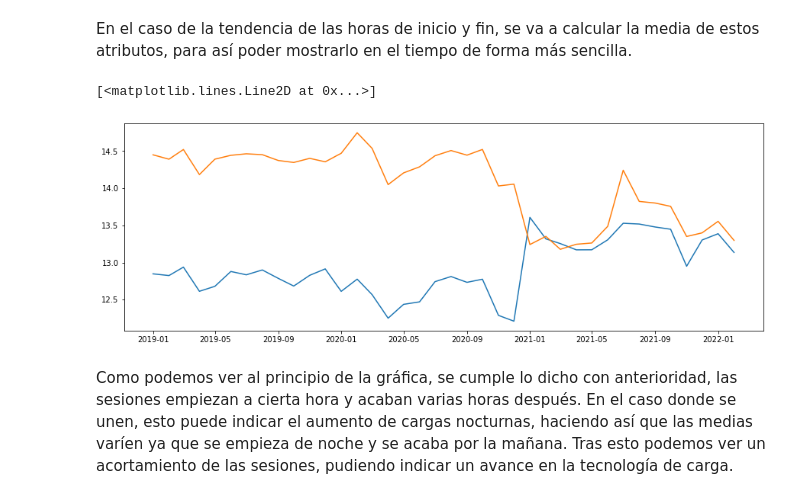
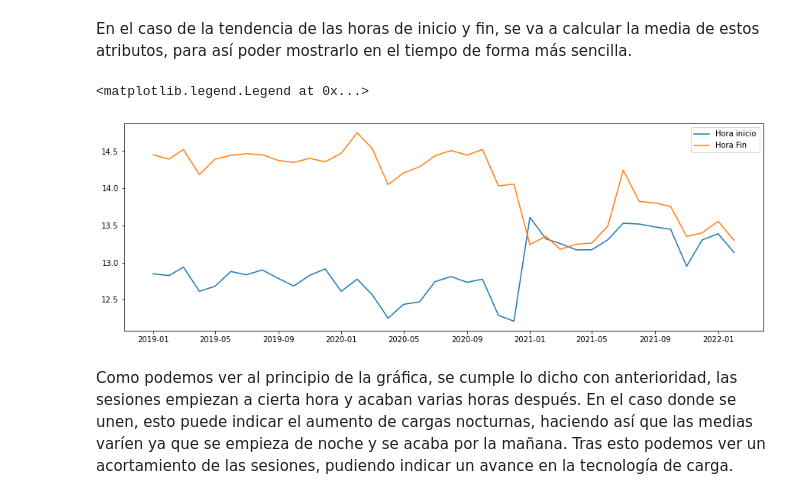
Before and after one commit to jesuscumpli/CienciaDeDatos_ChargingStations, a Jupyter notebook: Memoria_Notebook.ipynb, the cells around one changed output. Saved outputs shown, nothing was run; the diff lists cells and outputs as text; code cells hidden in the pictures.

```diff
--- a/Memoria_Notebook.ipynb
+++ b/Memoria_Notebook.ipynb
@@ -1603,37 +1608,38 @@ avgHourSessions = db.aggregate([
     }, {
         '$group': {
             '_id': {
                 'year': '$start.yearStart',
                 'month': '$start.month',
             },
             'avgStart': {'$avg': '$start.hourStart'},
             'avgEnd': {'$avg': '$end.hourEnd'}
         }
     }, {
         '$sort': {
             '_id.year': 1,
             '_id.month': 1,
         }
     }, {
         '$project': {
             '_id': 0,
             'month': '$_id.month',
             'year': '$_id.year',
             'avgStart': 1,
             'avgEnd': 1
         }
     }
 ])
 df = pd.DataFrame(list(avgHourSessions))
 tsStart = df.set_index(pd.to_datetime(df[['year','month',]].assign(day=1)))['avgStart']
 tsEnd = df.set_index(pd.to_datetime(df[['year','month',]].assign(day=1)))['avgEnd']
 fig = plt.figure(figsize=(15, 5))
 plt.tight_layout()
-plt.plot(tsStart)
-plt.plot(tsEnd)
+plt.plot(tsStart, label="Hora inicio")
+plt.plot(tsEnd, label="Hora Fin")
+plt.legend()
 # %% [output]
-[<matplotlib.lines.Line2D at 0x...>]
+<matplotlib.legend.Legend at 0x...>
-[figure, old version]
+[figure, new version]
 # %% [markdown]
 Como podemos ver al principio de la gráfica, se cumple lo dicho con anterioridad, las sesiones empiezan a cierta hora y acaban varias horas después. En el caso donde se unen, esto puede indicar el aumento de cargas nocturnas, haciendo así que las medias varíen ya que se empieza de noche y se acaba por la mañana. Tras esto podemos ver un acortamiento de las sesiones, pudiendo indicar un avance en la tecnología de carga.
 # %% [markdown]
```
Also changed, not shown: parts of 18 cells of this notebook, 1 other file.
